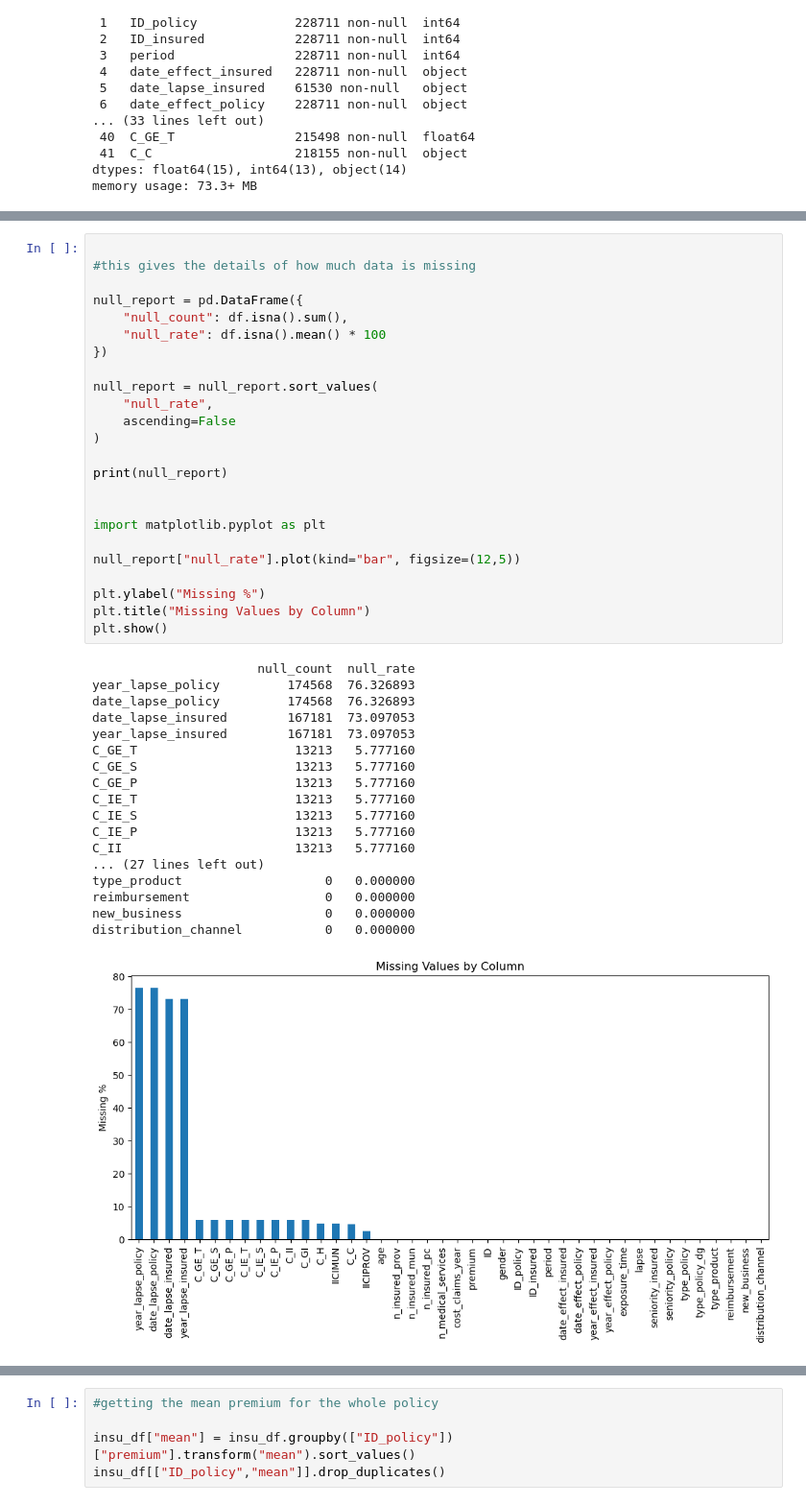
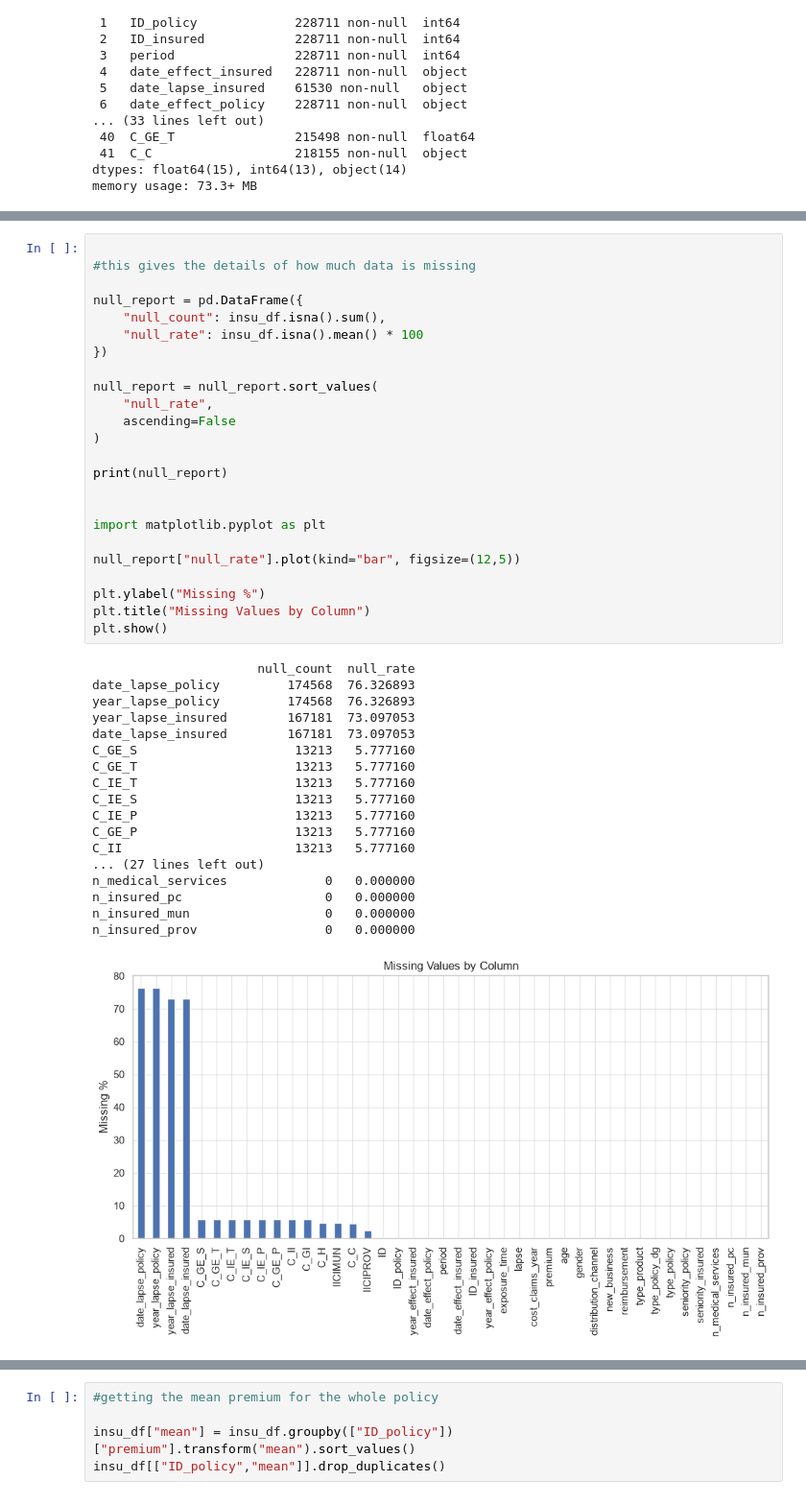
Before and after one commit to Affan279/Customer-Churn-Prediction, a Jupyter notebook: notebooks/01_eda.ipynb, the cells around one changed output, grey strips where cells are left out. Shown at 96% size. Drawn from its saved outputs; the diff is of its cells as text.

```diff
--- a/notebooks/01_eda.ipynb
+++ b/notebooks/01_eda.ipynb
@@ -93,42 +98,42 @@ C_C : 4.615431702016956
 #this gives the details of how much data is missing
 
 null_report = pd.DataFrame({
-    "null_count": df.isna().sum(),
-    "null_rate": df.isna().mean() * 100
+    "null_count": insu_df.isna().sum(),
+    "null_rate": insu_df.isna().mean() * 100
 })
 
 null_report = null_report.sort_values(
     "null_rate",
     ascending=False
 )
 
 print(null_report)
 
 
 import matplotlib.pyplot as plt
 
 null_report["null_rate"].plot(kind="bar", figsize=(12,5))
 
 plt.ylabel("Missing %")
 plt.title("Missing Values by Column")
 plt.show()
 # %% [output]
                       null_count  null_rate
+date_lapse_policy         174568  76.326893
 year_lapse_policy         174568  76.326893
-date_lapse_policy         174568  76.326893
+year_lapse_insured        167181  73.097053
 date_lapse_insured        167181  73.097053
-year_lapse_insured        167181  73.097053
+C_GE_S                     13213   5.777160
 C_GE_T                     13213   5.777160
-C_GE_S                     13213   5.777160
-C_GE_P                     13213   5.777160
 C_IE_T                     13213   5.777160
 C_IE_S                     13213   5.777160
 C_IE_P                     13213   5.777160
+C_GE_P                     13213   5.777160
 C_II                       13213   5.777160
 ... (27 lines left out)
-type_product                   0   0.000000
-reimbursement                  0   0.000000
-new_business                   0   0.000000
-distribution_channel           0   0.000000
+n_medical_services             0   0.000000
+n_insured_pc                   0   0.000000
+n_insured_mun                  0   0.000000
+n_insured_prov                 0   0.000000
-[figure, old version]
+[figure, new version]
 # %%
```
Also changed, not shown: parts of 26 cells of this notebook, 2 other files.
